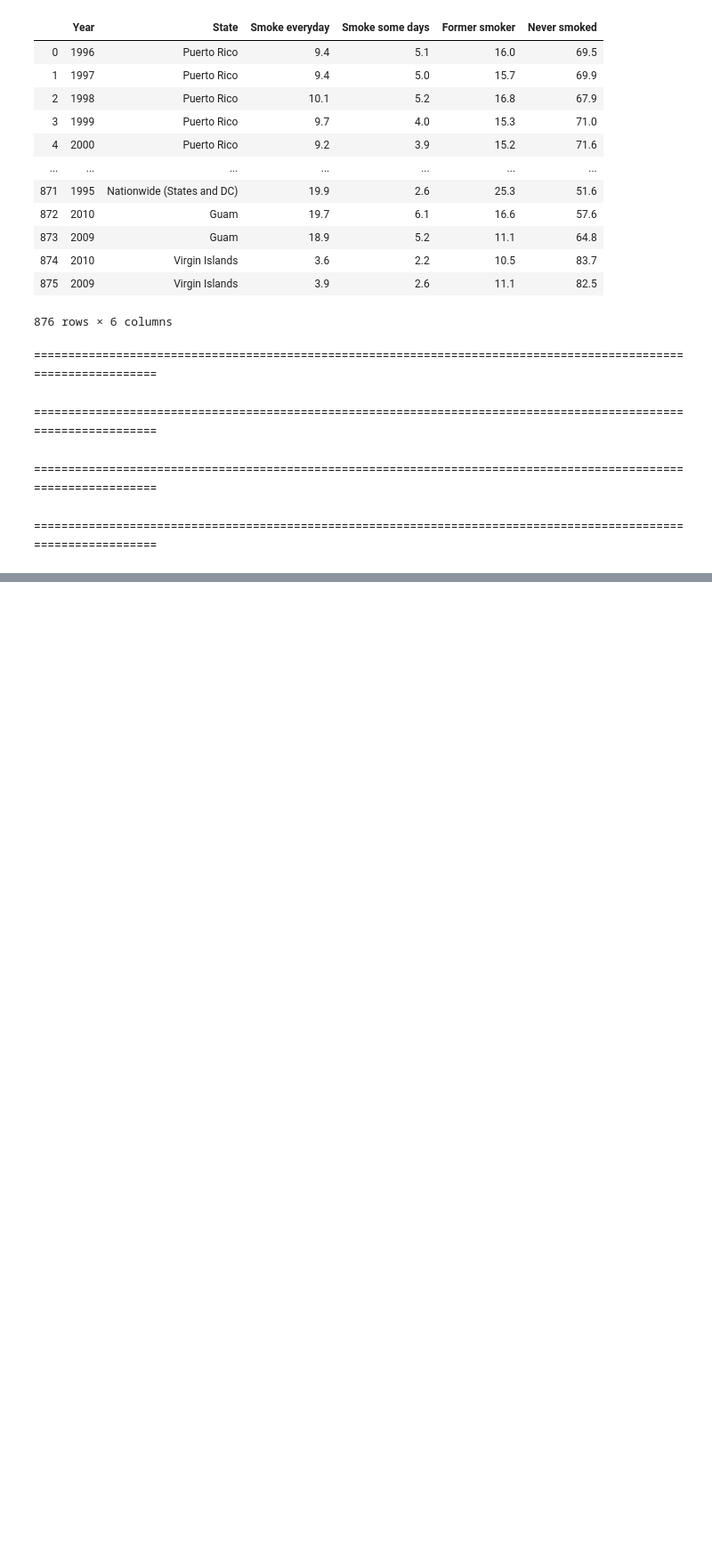
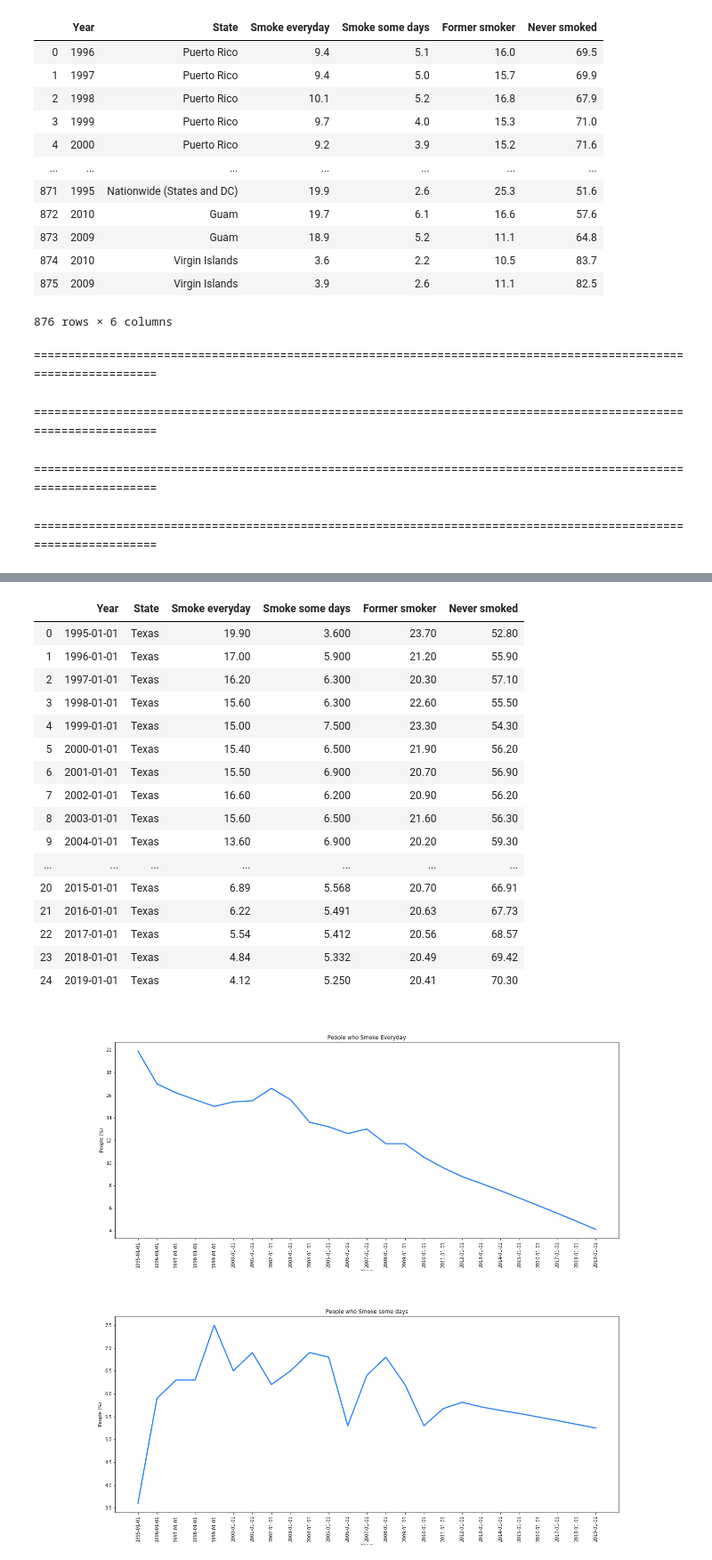
Before and after one commit to SushmithaPakanati/final_project_2020Sp, a Jupyter notebook: Code.ipynb, the cells around one changed output, grey strips where cells are left out. Shown at 89% size. Cells and saved outputs as stored; diff of their text form; code cells hidden in the pictures; blank space fills up the shorter version.

```diff
--- a/Code.ipynb
+++ b/Code.ipynb
@@ -193,0 +288,25 @@ getInfo(state)
+# %%
+#State 4
+
+state = 'Texas'
+getInfo(state)
+# %% [output]
+|  | Year | State | Smoke everyday | Smoke some days | Former smoker | Never smoked |
+| 0 | 1995-01-01 | Texas | 19.90 | 3.600 | 23.70 | 52.80 |
+| 1 | 1996-01-01 | Texas | 17.00 | 5.900 | 21.20 | 55.90 |
+| 2 | 1997-01-01 | Texas | 16.20 | 6.300 | 20.30 | 57.10 |
+| 3 | 1998-01-01 | Texas | 15.60 | 6.300 | 22.60 | 55.50 |
+| 4 | 1999-01-01 | Texas | 15.00 | 7.500 | 23.30 | 54.30 |
+| 5 | 2000-01-01 | Texas | 15.40 | 6.500 | 21.90 | 56.20 |
+| 6 | 2001-01-01 | Texas | 15.50 | 6.900 | 20.70 | 56.90 |
+| 7 | 2002-01-01 | Texas | 16.60 | 6.200 | 20.90 | 56.20 |
+| 8 | 2003-01-01 | Texas | 15.60 | 6.500 | 21.60 | 56.30 |
+| 9 | 2004-01-01 | Texas | 13.60 | 6.900 | 20.20 | 59.30 |
+| ... | ... | ... | ... | ... | ... | ... |
+| 20 | 2015-01-01 | Texas | 6.89 | 5.568 | 20.70 | 66.91 |
+| 21 | 2016-01-01 | Texas | 6.22 | 5.491 | 20.63 | 67.73 |
+| 22 | 2017-01-01 | Texas | 5.54 | 5.412 | 20.56 | 68.57 |
+| 23 | 2018-01-01 | Texas | 4.84 | 5.332 | 20.49 | 69.42 |
+| 24 | 2019-01-01 | Texas | 4.12 | 5.250 | 20.41 | 70.30 |
+[figure, added]
+[figure, added]
```
Also changed, not shown: parts of 19 cells of this notebook.
